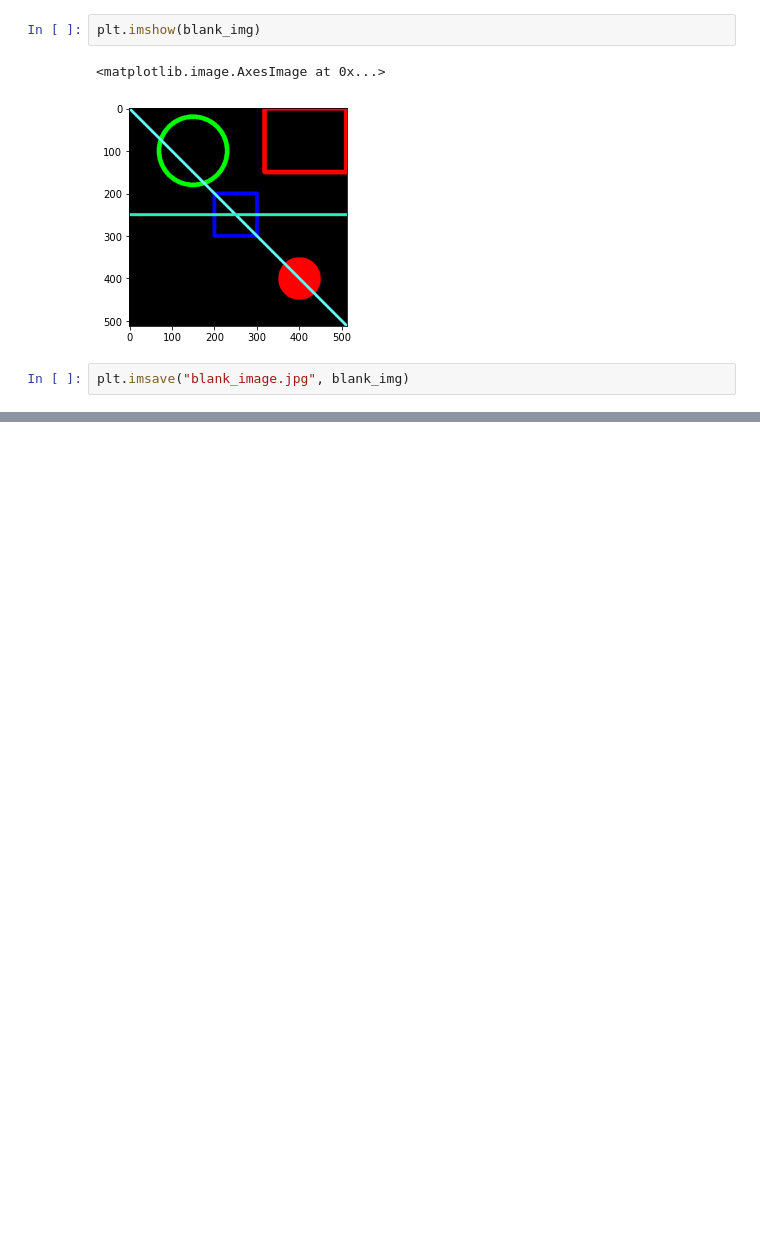
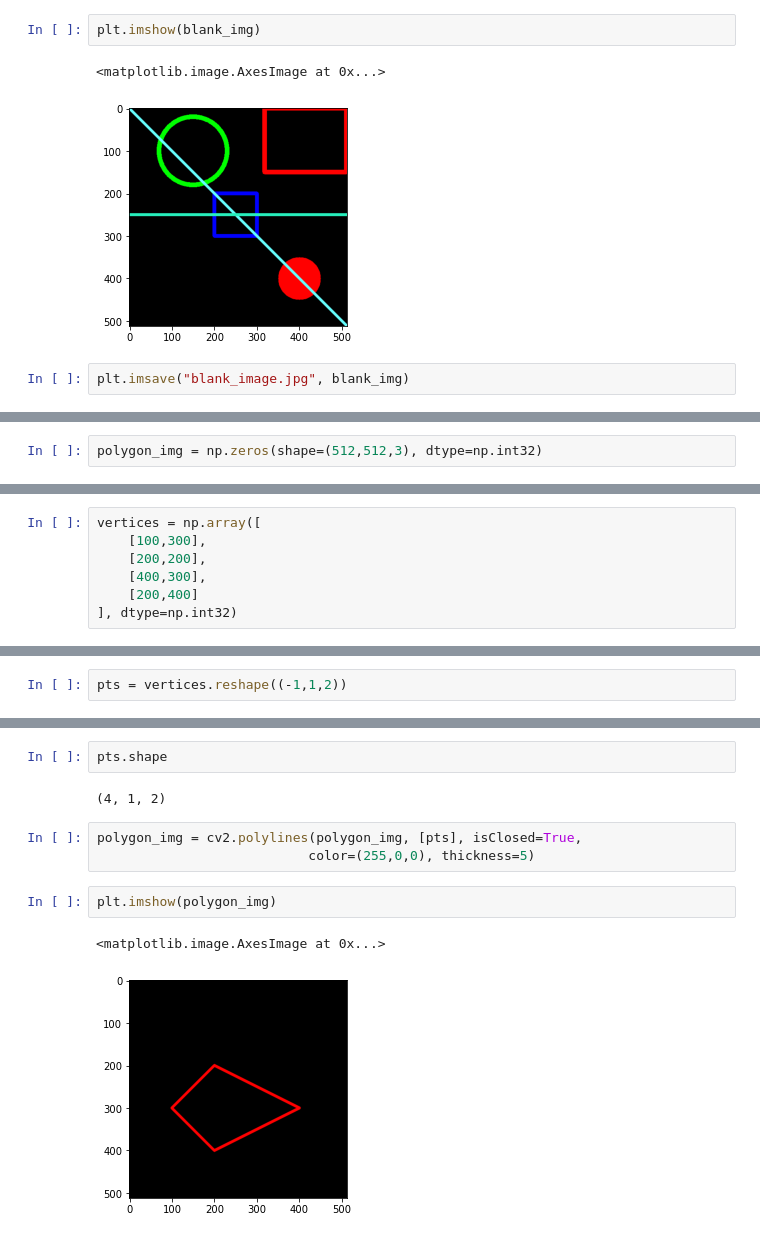
Before and after one commit to Zahed-Golabi/Computer-Vision, a Jupyter notebook: 2. Image basics with Opencv/Drawing on Images.ipynb, the cells around one changed output, grey strips where cells are left out. Drawn from its saved outputs; the diff is of its cells as text; blank space fills up the shorter version.

```diff
--- a/2. Image basics with Opencv/Drawing on Images.ipynb
+++ b/2. Image basics with Opencv/Drawing on Images.ipynb
@@ -60,0 +77,2 @@ plt.imsave("blank_image.jpg", blank_img)
+# %%
+polygon_img = np.zeros(shape=(512,512,3), dtype=np.int32)
@@ -60,0 +84,7 @@ plt.imsave("blank_image.jpg", blank_img)
+# %%
+vertices = np.array([
+    [100,300],
+    [200,200],
+    [400,300],
+    [200,400]
+], dtype=np.int32)
@@ -60,0 +102,2 @@ plt.imsave("blank_image.jpg", blank_img)
+# %%
+pts = vertices.reshape((-1,1,2))
@@ -60,0 +114,12 @@ plt.imsave("blank_image.jpg", blank_img)
+# %%
+pts.shape
+# %% [output]
+(4, 1, 2)
+# %%
+polygon_img = cv2.polylines(polygon_img, [pts], isClosed=True,
+                           color=(255,0,0), thickness=5)
+# %%
+plt.imshow(polygon_img)
+# %% [output]
+<matplotlib.image.AxesImage at 0x...>
+[figure, added]
```
Also changed, not shown: parts of 10 cells of this notebook.
